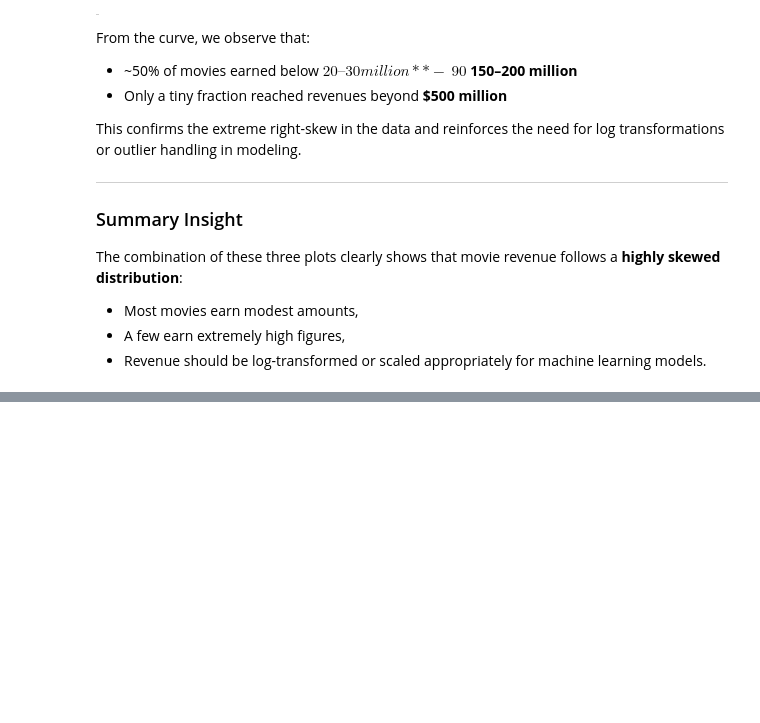
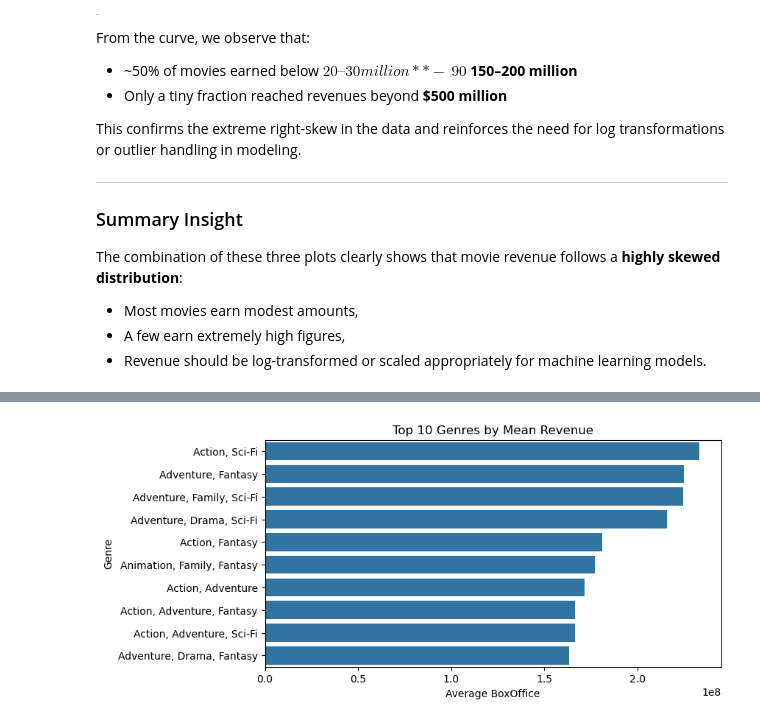
Before and after one commit to CU-S25-MSDSSB-DSCI-01-DataScienceLab/Movie-Project, a Jupyter notebook: jupyter notebooks/2_EDA.ipynb, the cells around one changed output, grey strips where cells are left out. Saved outputs shown, nothing was run; the diff lists cells and outputs as text; code cells hidden in the pictures; blank space fills up the shorter version.

```diff
--- a/jupyter notebooks/2_EDA.ipynb
+++ b/jupyter notebooks/2_EDA.ipynb
@@ -280,0 +290,11 @@ The combination of these three plots clearly shows that movie revenue follows a
+# %%
+# average BoxOffice (or log_BoxOffice) by genre
+exploded = df.assign(Genre=df['Genre'].str.split('|')).explode('Genre')
+means = exploded.groupby('Genre')['BoxOffice'].mean().sort_values(ascending=False).head(10)
+plt.figure(figsize=(8,4))
+sns.barplot(x=means.values, y=means.index)
+plt.xlabel("Average BoxOffice")
+plt.title("Top 10 Genres by Mean Revenue")
+plt.show()
+# %% [output]
+[figure, added]
```
Also changed, not shown: parts of 2 cells of this notebook.
